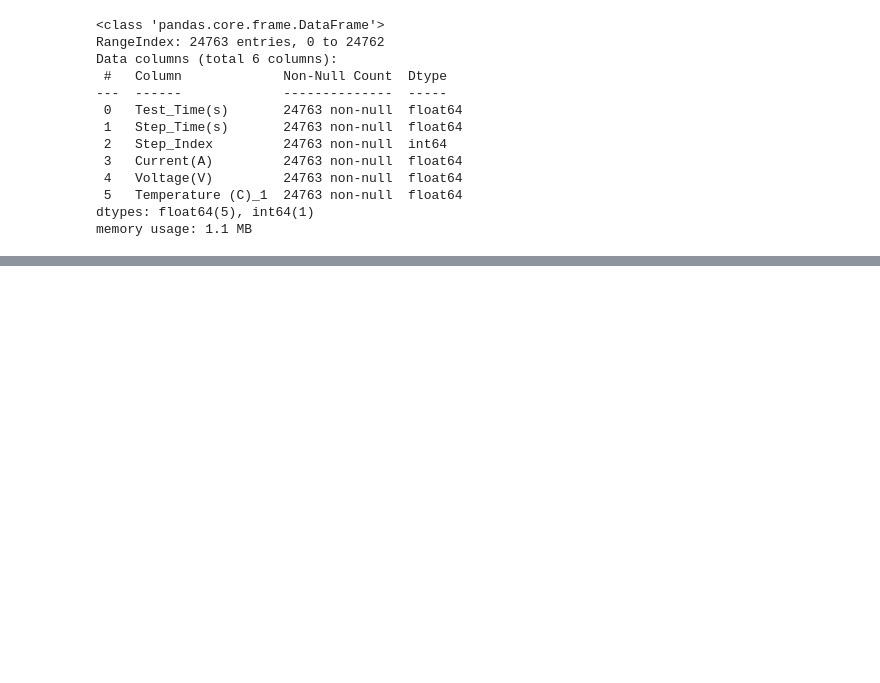
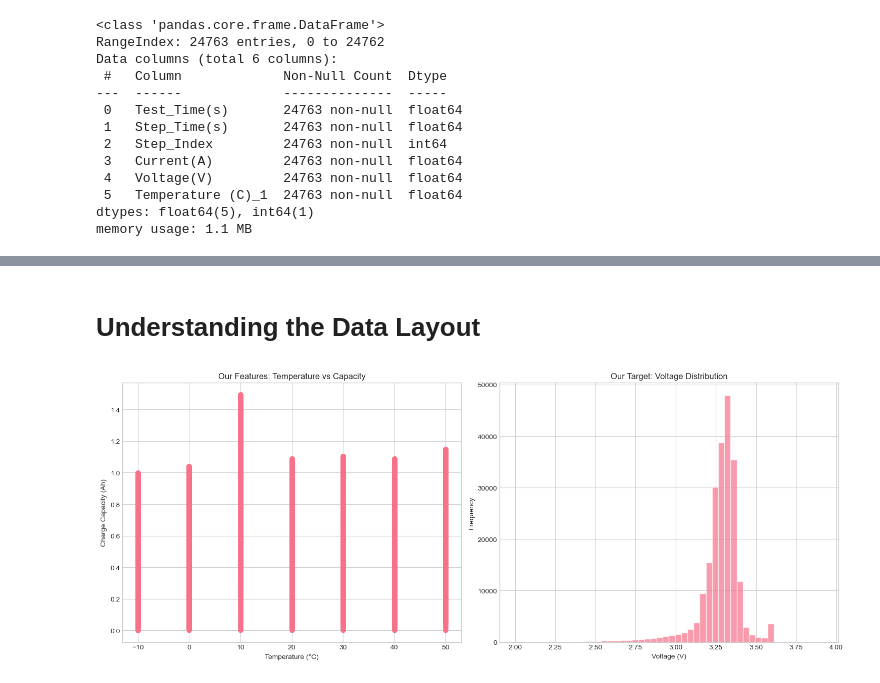
Before and after one commit to Jai-Kumar786/Machine_Learning_and_Alogorithms, a Jupyter notebook: 05-19-2025 Scikit-Learn with A123 Battery Data .ipynb, the cells around one changed output, grey strips where cells are left out. Drawn from its saved outputs; the diff is of its cells as text; code cells hidden in the pictures; blank space fills up the shorter version.

```diff
--- a/05-19-2025 Scikit-Learn with A123 Battery Data .ipynb
+++ b/05-19-2025 Scikit-Learn with A123 Battery Data .ipynb
@@ -764,0 +875,10 @@ temp_datasets = {
+# %%
+# Define our features (X) and target (y)
+# Features: What we know
+X = battery_data [['Test_Temperature' , 'Charge_Capacity(Ah)' ]]
+# Target: What we want to predict
+y = battery_data ['Voltage(V)' ]
+print (f"Features shape: {X.shape }")
+print (f"Target shape: {y.shape }")
+print (f"Sample features:" )
+print (X.head ())
@@ -764,0 +895,19 @@ temp_datasets = {
+# %% [markdown]
+# Understanding the Data Layout
+# %%
+# Visualize our data structure
+fig , (ax1 , ax2 ) = plt .subplots (1, 2, figsize =(15 , 6))
+# Features visualization
+ax1 .scatter (X['Test_Temperature' ], X ['Charge_Capacity(Ah)' ], alpha =0.5 )
+ax1 .set_xlabel ('Temperature (°C)' )
+ax1 .set_ylabel ('Charge Capacity (Ah)' )
+ax1 .set_title ('Our Features: Temperature vs Capacity' )
+# Target visualization
+ax2 .hist (y, bins =50 , alpha =0.7 )
+ax2 .set_xlabel ('Voltage (V)' )
+ax2 .set_ylabel ('Frequency' )
+ax2 .set_title ('Our Target: Voltage Distribution' )
+plt .tight_layout ()
+plt .show ()
+# %% [output]
+[figure, added]
```
Also changed, not shown: parts of 38 cells of this notebook.
